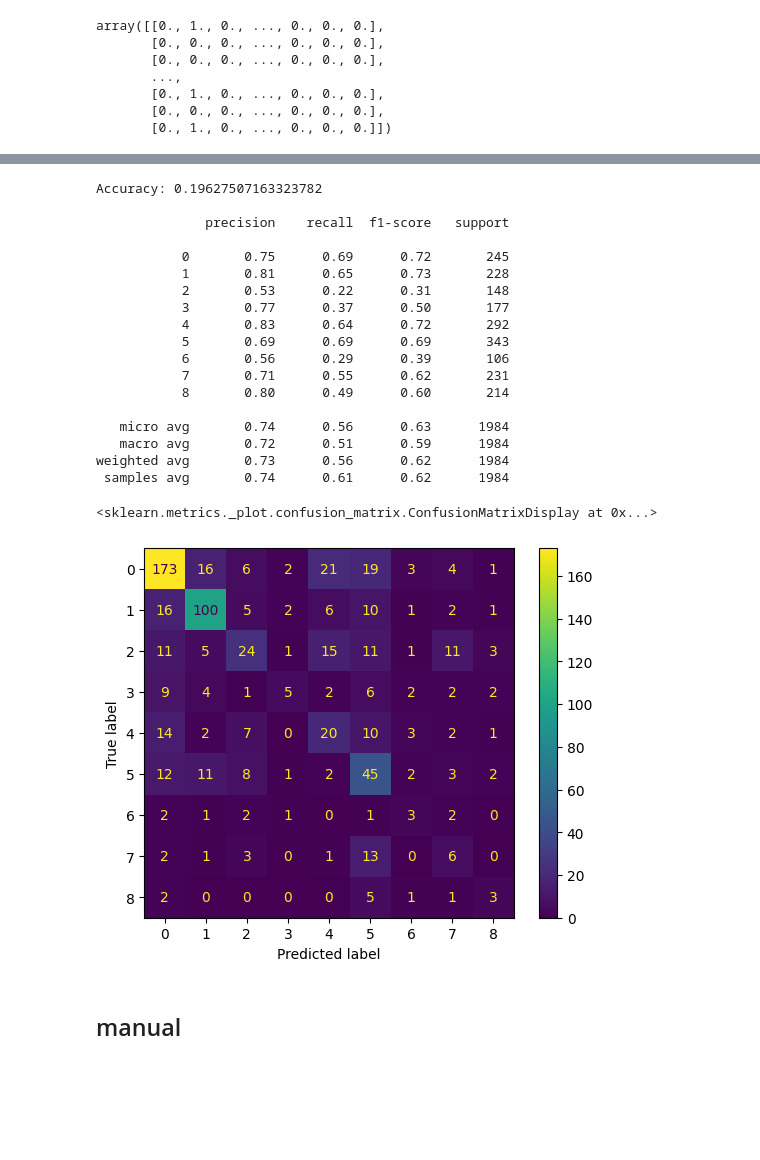
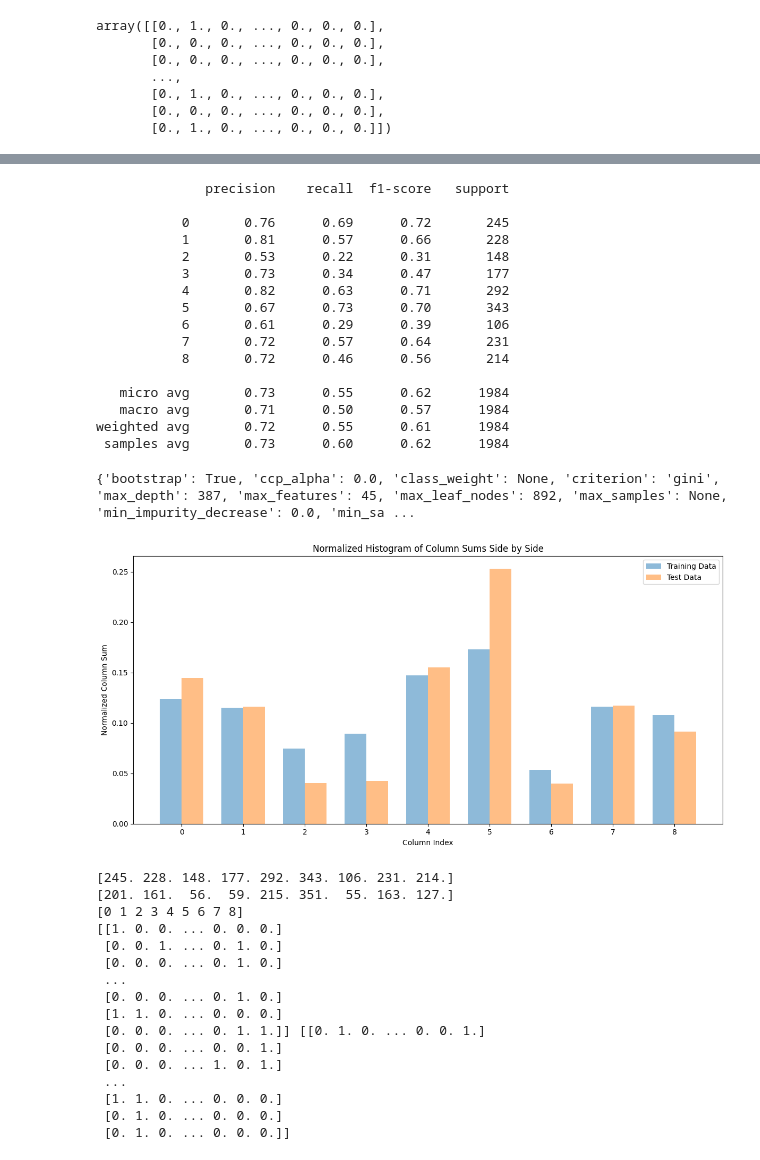
Before and after one commit to IOuadah/SML_Project, a Jupyter notebook: cluster_rf.ipynb, the cells around one changed output, grey strips where cells are left out. Cells and saved outputs as stored; diff of their text form; code cells hidden in the pictures; blank space fills up the shorter version.

```diff
--- a/cluster_rf.ipynb
+++ b/cluster_rf.ipynb
@@ -139,9 +166,4 @@ array([[0., 1., 0., ..., 0., 0., 0.],
 # %%
-from skmultilearn.model_selection import iterative_train_test_split
-
-
-X_train, y_train, X_test, y_test = iterative_train_test_split(X, y, test_size = 0.2)
 X_train, X_test, y_train, y_test = train_test_split(X, y, test_size=0.2, random_state=12345)
-
-print(f"training set is {len(y_train)} items long and the test set is {len(y_test)} items long")
+print(f"training set with standard split is {len(y_train)} items long and the test set is {len(y_test)} items long")
 # %% [output]
@@ -306,31 +342,22 @@ best_params = optimize_rfc(X_train, y_train)
 # %%
-m_rf = RandomForestClassifier(n_estimators = int(best_params["n_estimators"]), max_depth = int(best_params["max_depth"]), max_leaf_nodes = int(best_params["max_leaf_nodes"]), min_samples_split = int(best_params["min_samples_split"]), max_features = int(best_params["max_features"]))
-multi_target_rf = MultiOutputClassifier(m_rf).fit(X_train, y_train)
-y_pred = multi_target_rf.predict(X_test)
+m_rf_kmeans_optimized = RandomForestClassifier(n_estimators = int(best_params_grid_kmeans["n_estimators"]), max_depth = int(best_params_grid_kmeans["max_depth"]), max_leaf_nodes = int(best_params_grid_kmeans["max_leaf_nodes"]), min_samples_split = int(best_params_grid_kmeans["min_samples_split"]), max_features = int(best_params_grid_kmeans["max_features"])).fit(X_train, y_train)
+y_pred = m_rf_kmeans_optimized.predict(X_test)
 
-print('Accuracy:', accuracy_score(y_test, y_pred), "\n")
-print(classification_report(y_test, y_pred))
+print(classification_report(y_test, y_pred, zero_division=0))
 # %% [output]
-Accuracy: 0.19627507163323782
-
               precision    recall  f1-score   support
 
-           0       0.75      0.69      0.72       245
-           1       0.81      0.65      0.73       228
+           0       0.76      0.69      0.72       245
+           1       0.81      0.57      0.66       228
            2       0.53      0.22      0.31       148
-           3       0.77      0.37      0.50       177
-           4       0.83      0.64      0.72       292
-           5       0.69      0.69      0.69       343
-           6       0.56      0.29      0.39       106
-           7       0.71      0.55      0.62       231
-           8       0.80      0.49      0.60       214
+           3       0.73      0.34      0.47       177
+           4       0.82      0.63      0.71       292
+           5       0.67      0.73      0.70       343
+           6       0.61      0.29      0.39       106
+           7       0.72      0.57      0.64       231
+           8       0.72      0.46      0.56       214
 
-   micro avg       0.74      0.56      0.63      1984
-   macro avg       0.72      0.51      0.59      1984
-weighted avg       0.73      0.56      0.62      1984
- samples avg       0.74      0.61      0.62      1984
+   micro avg       0.73      0.55      0.62      1984
+   macro avg       0.71      0.50      0.57      1984
+weighted avg       0.72      0.55      0.61      1984
+ samples avg       0.73      0.60      0.62      1984
-# %%
-ConfusionMatrixDisplay.from_predictions(y_test.argmax(axis=1), y_pred.argmax(axis=1))
-# %% [output]
-<sklearn.metrics._plot.confusion_matrix.ConfusionMatrixDisplay at 0x...>
-[figure, removed]
@@ -339,2 +364,32 @@ ConfusionMatrixDisplay.from_predictions(y_test.argmax(axis=1), y_pred.argmax(axi
-# %% [markdown]
-## manual
+# %%
+print(m_rf_kmeans_optimized.get_params())
+# %% [output]
+{'bootstrap': True, 'ccp_alpha': 0.0, 'class_weight': None, 'criterion': 'gini', 'max_depth': 387, 'max_features': 45, 'max_leaf_nodes': 892, 'max_samples': None, 'min_impurity_decrease': 0.0, 'min_sa ...
+# %%
+plot_cluster_counts_array(y_test, y_pred_optimized)
+
+print(np.sum(y_test, axis=0))
+print(np.sum(y_pred_optimized, axis=0))
+print(np.array([0,1,2,3,4,5,6,7,8]))
+
+m_rf_optimized.get_params()
+
+print(y_test, y_pred_optimized)
+# %% [output]
+[figure, added]
+[245. 228. 148. 177. 292. 343. 106. 231. 214.]
+[201. 161.  56.  59. 215. 351.  55. 163. 127.]
+[0 1 2 3 4 5 6 7 8]
+[[1. 0. 0. ... 0. 0. 0.]
+ [0. 0. 1. ... 0. 1. 0.]
+ [0. 0. 0. ... 0. 1. 0.]
+ ...
+ [0. 0. 0. ... 0. 1. 0.]
+ [1. 1. 0. ... 0. 0. 0.]
+ [0. 0. 0. ... 0. 1. 1.]] [[0. 1. 0. ... 0. 0. 1.]
+ [0. 0. 0. ... 0. 0. 1.]
+ [0. 0. 0. ... 1. 0. 1.]
+ ...
+ [1. 1. 0. ... 0. 0. 0.]
+ [0. 1. 0. ... 0. 0. 0.]
+ [0. 1. 0. ... 0. 0. 0.]]
```
Also changed, not shown: parts of 50 cells of this notebook.
